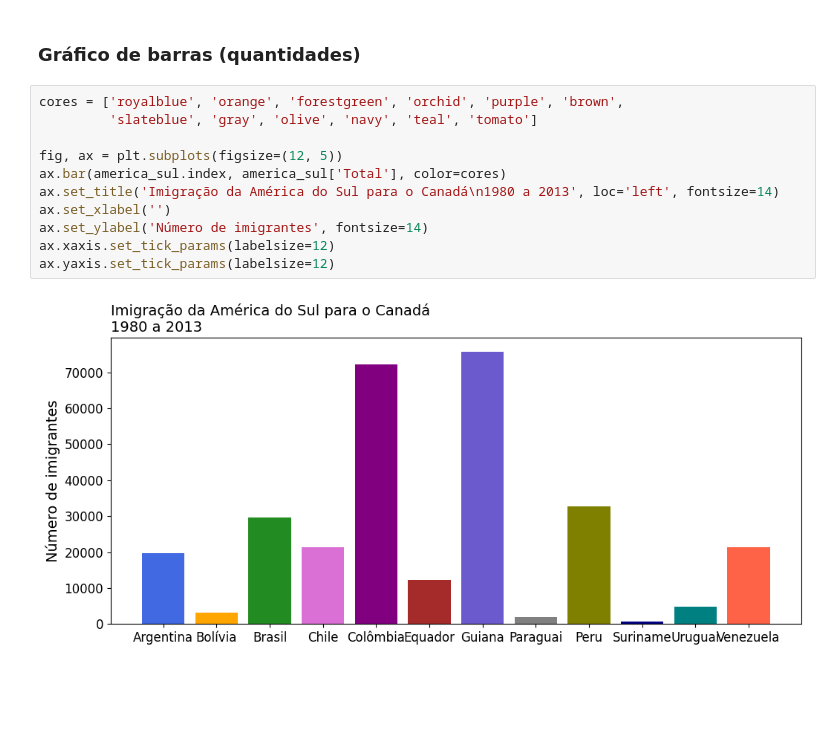
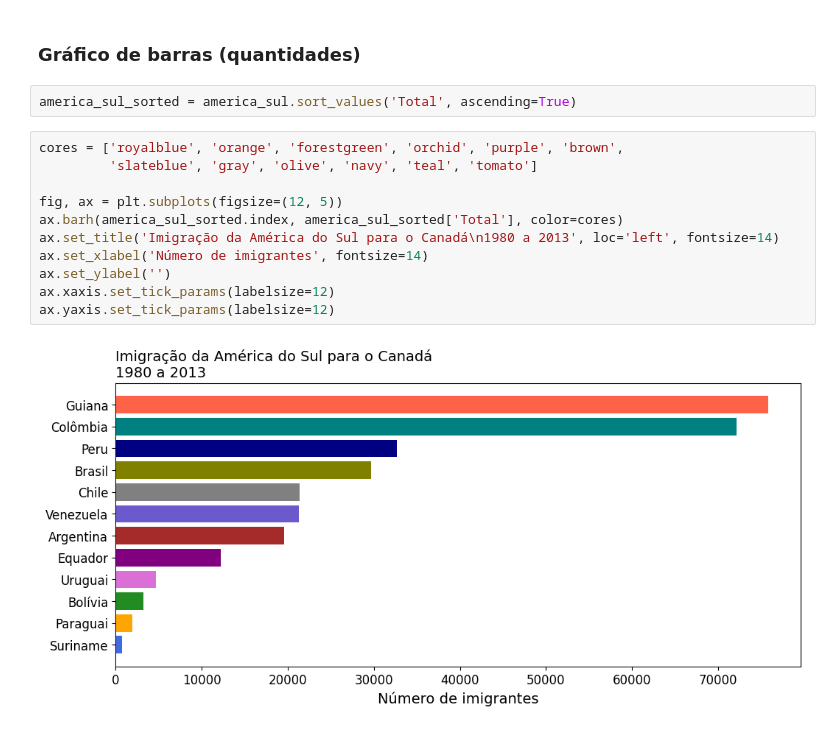
Before and after one commit to juliogazoli/alura-data-visualization-python-criando-graficos, a Jupyter notebook: analise_imigrantes.ipynb, the cells around one changed output. Drawn from its saved outputs; the diff is of its cells as text; blank space fills up the shorter version.

Commit message:
Alterando as cores #2

```diff
--- a/analise_imigrantes.ipynb
+++ b/analise_imigrantes.ipynb
@@ -352,16 +352,18 @@ america_sul
 12 rows × 37 columns
 # %% [markdown]
 ### Gráfico de barras (quantidades)
+# %%
+america_sul_sorted = america_sul.sort_values('Total', ascending=True)
 # %%
 cores = ['royalblue', 'orange', 'forestgreen', 'orchid', 'purple', 'brown',
          'slateblue', 'gray', 'olive', 'navy', 'teal', 'tomato']
 
 fig, ax = plt.subplots(figsize=(12, 5))
-ax.bar(america_sul.index, america_sul['Total'], color=cores)
+ax.barh(america_sul_sorted.index, america_sul_sorted['Total'], color=cores)
 ax.set_title('Imigração da América do Sul para o Canadá\n1980 a 2013', loc='left', fontsize=14)
-ax.set_xlabel('')
-ax.set_ylabel('Número de imigrantes', fontsize=14)
+ax.set_xlabel('Número de imigrantes', fontsize=14)
+ax.set_ylabel('')
 ax.xaxis.set_tick_params(labelsize=12)
 ax.yaxis.set_tick_params(labelsize=12)
 # %% [output]
-[figure, old version]
+[figure, new version]
```
Also changed, not shown: parts of 1 cell of this notebook.
